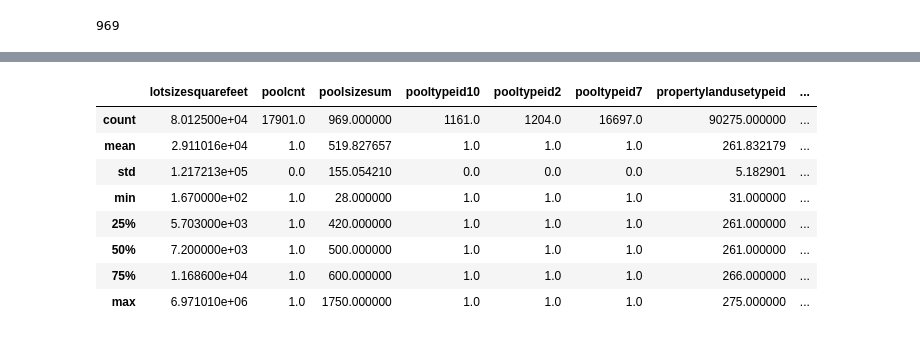
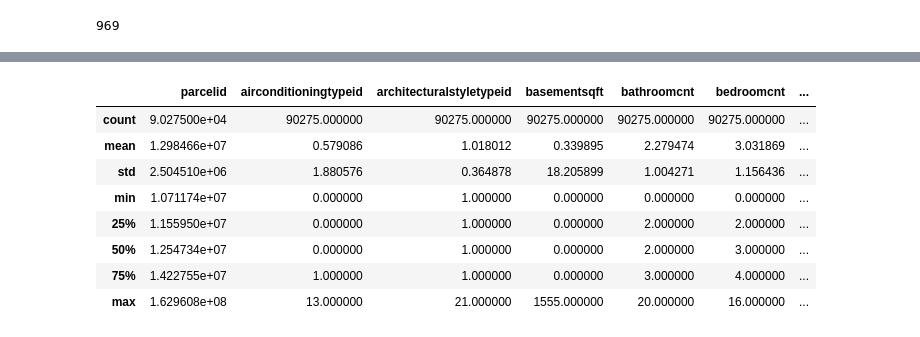
Before and after one commit to minus31/Zillow_Home_Value_Prediction, a Jupyter notebook: notebooks/EDA_properties.ipynb, the cells around one changed output, grey strips where cells are left out. Drawn from its saved outputs; the diff is of its cells as text; code cells hidden in the pictures.

```diff
--- a/notebooks/EDA_properties.ipynb
+++ b/notebooks/EDA_properties.ipynb
@@ -569,0 +996,6 @@ sp.stats.pearsonr(df_16.poolsizesum.fillna())
+# %%
+print(data_dict["landtaxvaluedollarcnt"])
+print(df_16.landtaxvaluedollarcnt.isnull().sum())
+df_16.landtaxvaluedollarcnt.fillna(2015.0, inplace=True)
+# properties_16.landtaxvaluedollarcnt.isnull().sum()
+numecols.append("landtaxvaluedollarcnt")
@@ -569,0 +1007,6 @@ sp.stats.pearsonr(df_16.poolsizesum.fillna())
+# %%
+print(data_dict["taxamount"])
+sns.distplot(df_16.taxamount.dropna())
+# properties_16.taxamount.isnull().sum()
+df_16.taxamount.fillna(df_16.taxamount.mode().values[0], inplace=True)
+numecols.append("taxamount")
@@ -569,0 +1018,5 @@ sp.stats.pearsonr(df_16.poolsizesum.fillna())
+# %%
+print(data_dict["taxdelinquencyyear"])
+print(np.unique(df_16.taxdelinquencyyear.dropna()))
+sns.distplot(df_16.taxdelinquencyyear.dropna(), kde=False)
+df_16.taxdelinquencyyear.fillna(0, inplace=True)
@@ -569,0 +1038,8 @@ sp.stats.pearsonr(df_16.poolsizesum.fillna())
+# %%
+# sns.distplot(df_16.censustractandblock.dropna(), kde=False)
+
+# properties_16.censustractandblock.isnull().sum() -> 0
+# df_16.censustractandblock.isnull().sum() -> 605
+
+df_16.censustractandblock.fillna(df_16.censustractandblock.mean(), inplace=True)
+numecols.append("censustractandblock")
@@ -570,12 +1082,12 @@ sp.stats.pearsonr(df_16.poolsizesum.fillna())
 # %%
-df_16[df_16.columns[26:]].describe()
+df_16[df_16.columns[:]].describe()
 # %% [output]
-|  | lotsizesquarefeet | poolcnt | poolsizesum | pooltypeid10 | pooltypeid2 | pooltypeid7 | propertylandusetypeid | ... |
-| count | 8.012500e+04 | 17901.0 | 969.000000 | 1161.0 | 1204.0 | 16697.0 | 90275.000000 | ... |
-| mean | 2.911016e+04 | 1.0 | 519.827657 | 1.0 | 1.0 | 1.0 | 261.832179 | ... |
-| std | 1.217213e+05 | 0.0 | 155.054210 | 0.0 | 0.0 | 0.0 | 5.182901 | ... |
-| min | 1.670000e+02 | 1.0 | 28.000000 | 1.0 | 1.0 | 1.0 | 31.000000 | ... |
-| 25% | 5.703000e+03 | 1.0 | 420.000000 | 1.0 | 1.0 | 1.0 | 261.000000 | ... |
-| 50% | 7.200000e+03 | 1.0 | 500.000000 | 1.0 | 1.0 | 1.0 | 261.000000 | ... |
-| 75% | 1.168600e+04 | 1.0 | 600.000000 | 1.0 | 1.0 | 1.0 | 266.000000 | ... |
-| max | 6.971010e+06 | 1.0 | 1750.000000 | 1.0 | 1.0 | 1.0 | 275.000000 | ... |
+|  | parcelid | airconditioningtypeid | architecturalstyletypeid | basementsqft | bathroomcnt | bedroomcnt | ... |
+| count | 9.027500e+04 | 90275.000000 | 90275.000000 | 90275.000000 | 90275.000000 | 90275.000000 | ... |
+| mean | 1.298466e+07 | 0.579086 | 1.018012 | 0.339895 | 2.279474 | 3.031869 | ... |
+| std | 2.504510e+06 | 1.880576 | 0.364878 | 18.205899 | 1.004271 | 1.156436 | ... |
+| min | 1.071174e+07 | 0.000000 | 1.000000 | 0.000000 | 0.000000 | 0.000000 | ... |
+| 25% | 1.155950e+07 | 0.000000 | 1.000000 | 0.000000 | 2.000000 | 2.000000 | ... |
+| 50% | 1.254734e+07 | 0.000000 | 1.000000 | 0.000000 | 2.000000 | 3.000000 | ... |
+| 75% | 1.422755e+07 | 1.000000 | 1.000000 | 0.000000 | 3.000000 | 4.000000 | ... |
+| max | 1.629608e+08 | 13.000000 | 21.000000 | 1555.000000 | 20.000000 | 16.000000 | ... |
```
Also changed, not shown: parts of 114 cells of this notebook, 5 other files.
